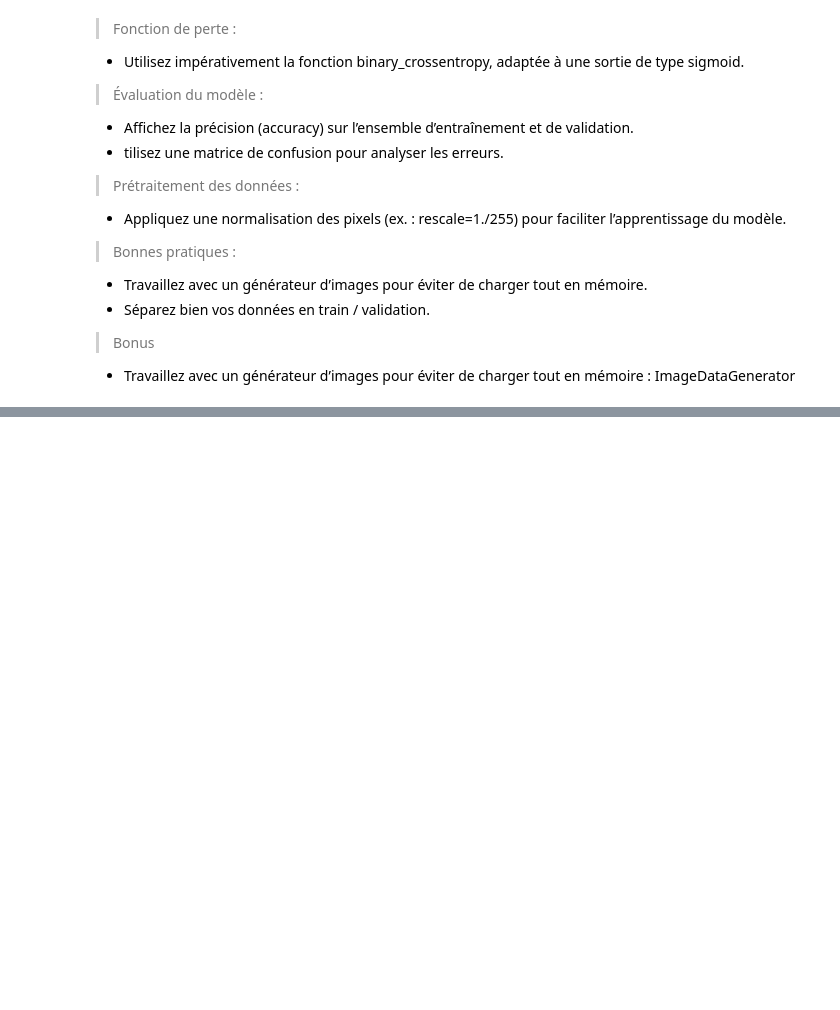
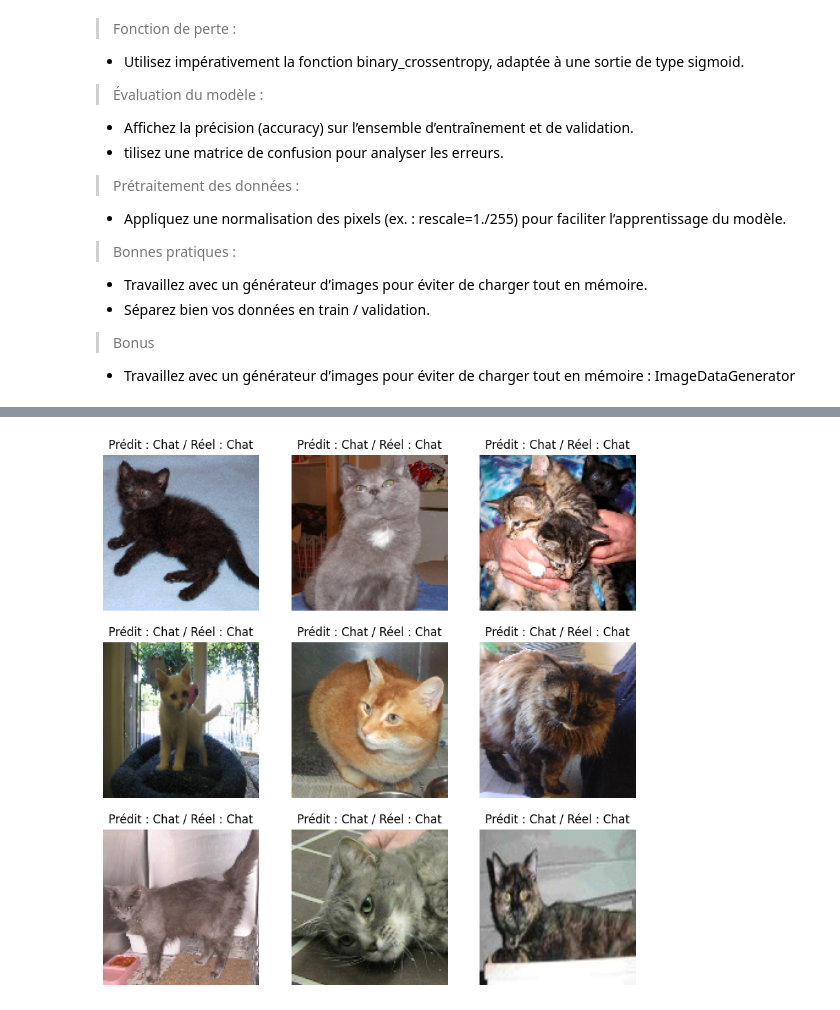
Before and after one commit to elvis-messiaen/dog_cat_deep_learning, a Jupyter notebook: challenge_dogs_cats.ipynb, the cells around one changed output, grey strips where cells are left out. Cells and saved outputs as stored; diff of their text form; code cells hidden in the pictures; blank space fills up the shorter version.

```diff
--- a/challenge_dogs_cats.ipynb
+++ b/challenge_dogs_cats.ipynb
@@ -31,0 +228,11 @@ Les images des animaux se trouvent dans `data/pets`.
+# %%
+import warnings
+import os
+import cv2
+import numpy as np
+import tensorflow as tf
+from tensorflow.keras.models import Sequential
+from tensorflow.keras.layers import Conv2D, MaxPooling2D, Flatten, Dense, Dropout, Input
+
+warnings.filterwarnings("ignore")
+image_resize = 128
@@ -31,0 +392,41 @@ Les images des animaux se trouvent dans `data/pets`.
+# %%
+# Évaluation du modèle sur les données de test
+# Cette étape permet de calculer la perte (loss) et l'accuracy sur l'ensemble de test.
+# Le batch_size est défini à 64, ce qui signifie que les images seront évaluées par groupe de 64.
+test_loss, test_accuracy = model.evaluate(X_test, y_test, batch_size=64)
+
+# Affichage des performances sur l'ensemble de test
+# On affiche la valeur de la perte et la précision du modèle.
+print(f"Loss sur les données de test : {test_loss}")  # Affiche la fonction de coût sur les données de test.
+print(f"Accuracy sur les données de test : {test_accuracy}")  # Affiche la précision du modèle.
+
+# Prédictions sur l'ensemble de test
+# Le modèle prédit une probabilité entre 0 et 1 pour chaque image.
+y_pred = model.predict(X_test)
+
+# Conversion des probabilités en classes binaires (0 = chat, 1 = chien)
+# Seuil fixé à 0.9 pour être plus strict dans la classification et minimiser les erreurs.
+y_pred_classes = (y_pred > 0.9).astype("int")
+
+# Affichage des quelques prédictions avec les vraies étiquettes
+import numpy as np
+import matplotlib.pyplot as plt
+
+# Création d'un affichage en grille 3x3 pour montrer quelques images de test et leurs prédictions.
+fig, axes = plt.subplots(3, 3, figsize=(10, 10))  # Définit une grille de 3x3 pour afficher 9 images.
+axes = axes.ravel()  # Convertit les axes en une liste pour simplifier l'indexation.
+
+for i in range(9):  # Boucle pour afficher 9 images du jeu de test.
+    axes[i].imshow(X_test[i])  # Affiche l'image de test.
+    axes[i].axis("off")  # Supprime les axes pour un affichage propre.
+
+    # Vérifie si la prédiction correspond à la vérité terrain.
+    label = "Chien" if y_pred_classes[i] == 1 else "Chat"
+    true_label = "Chien" if y_test[i] == 1 else "Chat"
+
+    # Affichage du titre de l'image indiquant la prédiction et la réalité.
+    axes[i].set_title(f"Prédit : {label} / Réel : {true_label}")
+
+# Affichage de la figure avec les images et leurs étiquettes.
+plt.show()
+# %% [output]
@@ -31,0 +437 @@ Les images des animaux se trouvent dans `data/pets`.
+[figure, added]
```
Also changed, not shown: parts of 17 cells of this notebook, 39 other files.
